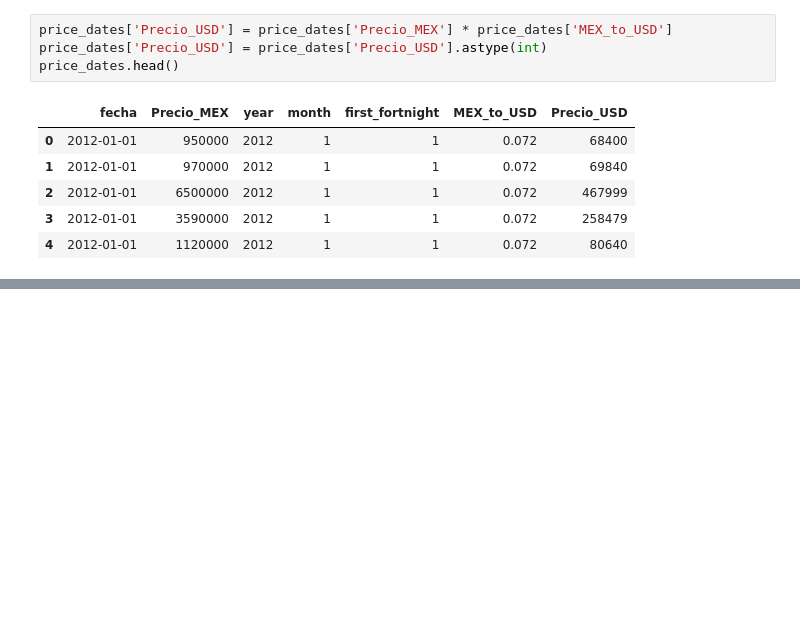
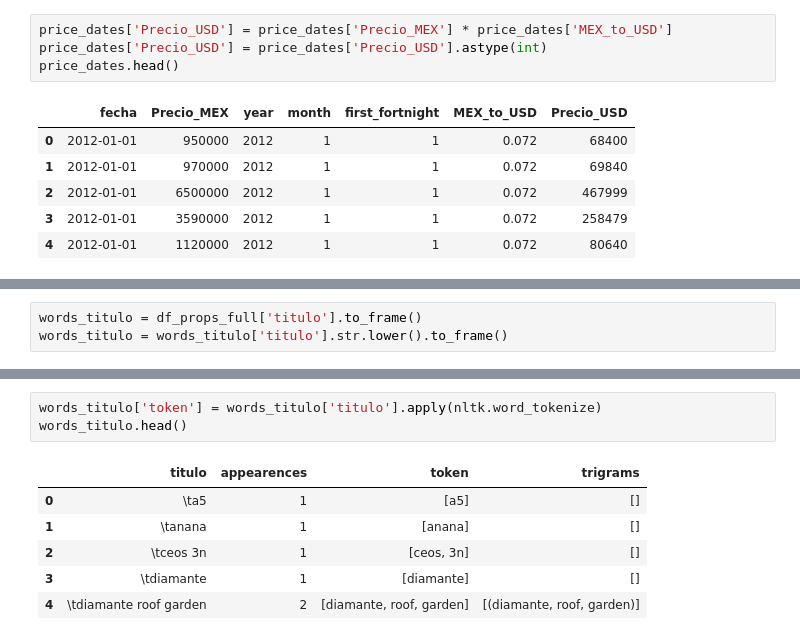
Before and after one commit to sebapenna/OrganizacionDeDatos, a Jupyter notebook: Analisis Seba.ipynb, the cells around one changed output, grey strips where cells are left out. Saved outputs shown, nothing was run; the diff lists cells and outputs as text; blank space fills up the shorter version.

```diff
--- a/Analisis Seba.ipynb
+++ b/Analisis Seba.ipynb
@@ -210,0 +215,3 @@ price_dates.head()
+# %%
+words_titulo = df_props_full['titulo'].to_frame()
+words_titulo = words_titulo['titulo'].str.lower().to_frame()
@@ -210,0 +235,10 @@ price_dates.head()
+# %%
+words_titulo['token'] = words_titulo['titulo'].apply(nltk.word_tokenize)
+words_titulo.head()
+# %% [output]
+|  | titulo | appearences | token | trigrams |
+| 0 | \ta5 | 1 | [a5] | [] |
+| 1 | \tanana | 1 | [anana] | [] |
+| 2 | \tceos 3n | 1 | [ceos, 3n] | [] |
+| 3 | \tdiamante | 1 | [diamante] | [] |
+| 4 | \tdiamante roof garden | 2 | [diamante, roof, garden] | [(diamante, roof, garden)] |
```
Also changed, not shown: parts of 27 cells of this notebook.
